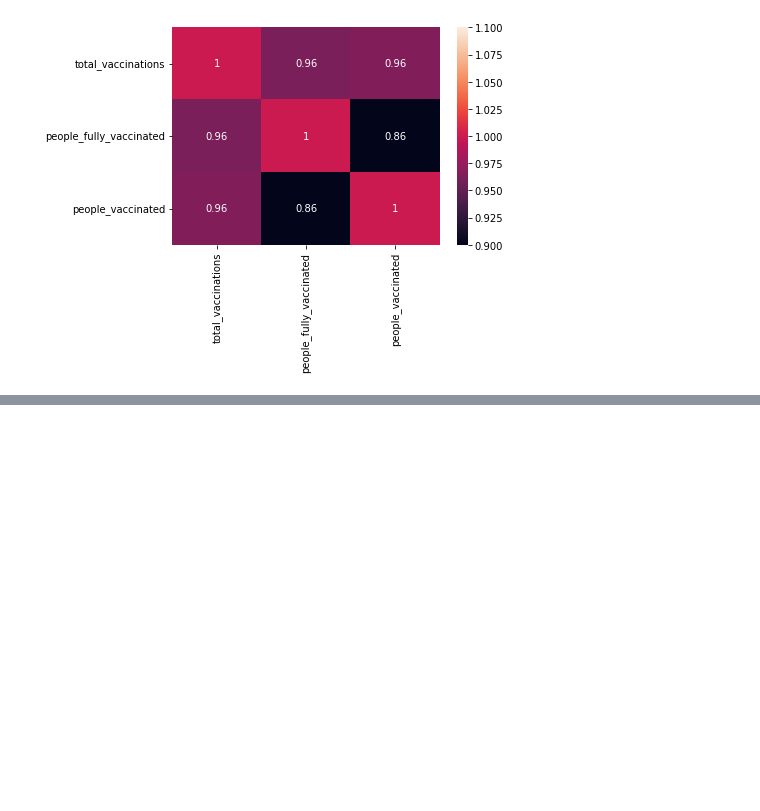
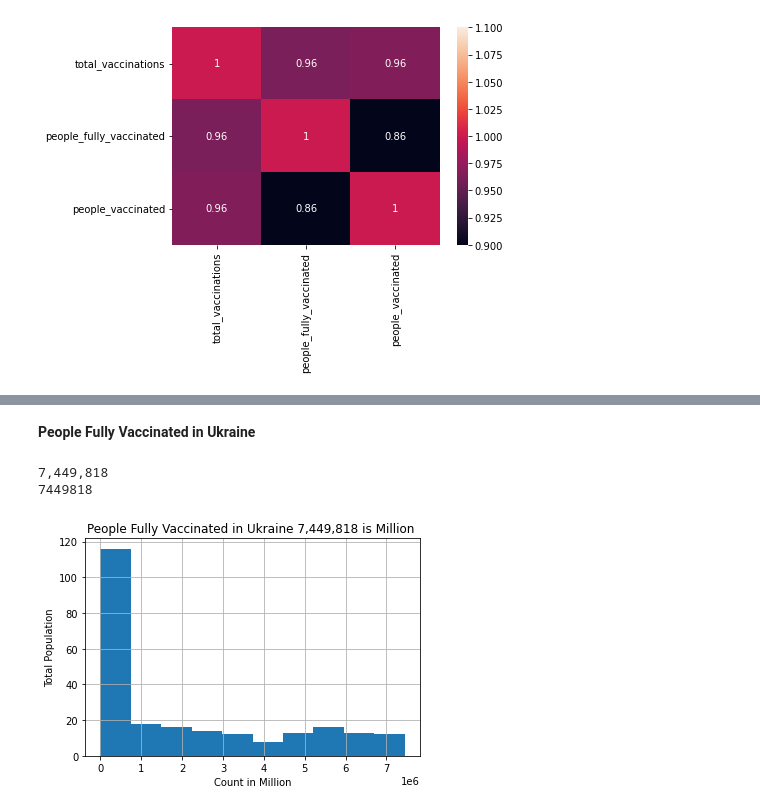
Before and after one commit to nitin578/103_Country_Covid19_Vaccinations, a Jupyter notebook: Test.ipynb, the cells around one changed output, grey strips where cells are left out. Saved outputs shown, nothing was run; the diff lists cells and outputs as text; code cells hidden in the pictures; blank space fills up the shorter version.

```diff
--- a/Test.ipynb
+++ b/Test.ipynb
@@ -147,0 +301,16 @@ sns.heatmap(Canada_df[numerical_features].corr(), vmin=1, vmax=1, annot=True)
+# %% [markdown]
+**People Fully Vaccinated in Ukraine**
+# %%
+Ukraine_df[numerical_features].hist(column = 'people_fully_vaccinated')
+plt.xlabel("Count in Million")
+plt.ylabel("Total Population")
+plt.title("People Fully Vaccinated in Ukraine 7,449,818 is Million ")
+column = Ukraine_df["people_fully_vaccinated"]
+max_value = column.max()
+number_with_commas = "{:,}".format(7449818)
+print(number_with_commas)
+print(max_value)
+# %% [output]
+7,449,818
+7449818
+[figure, added]
```
Also changed, not shown: parts of 35 cells of this notebook.
